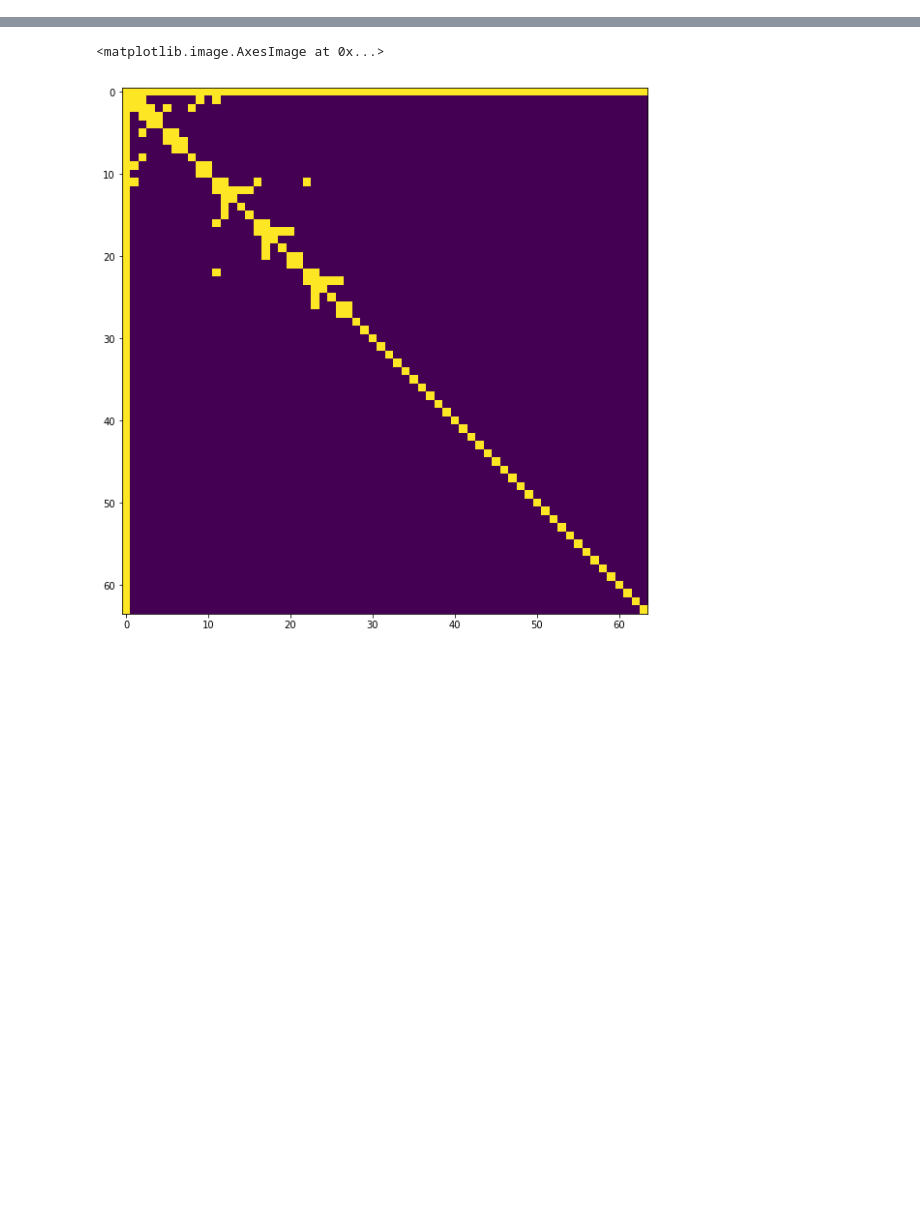
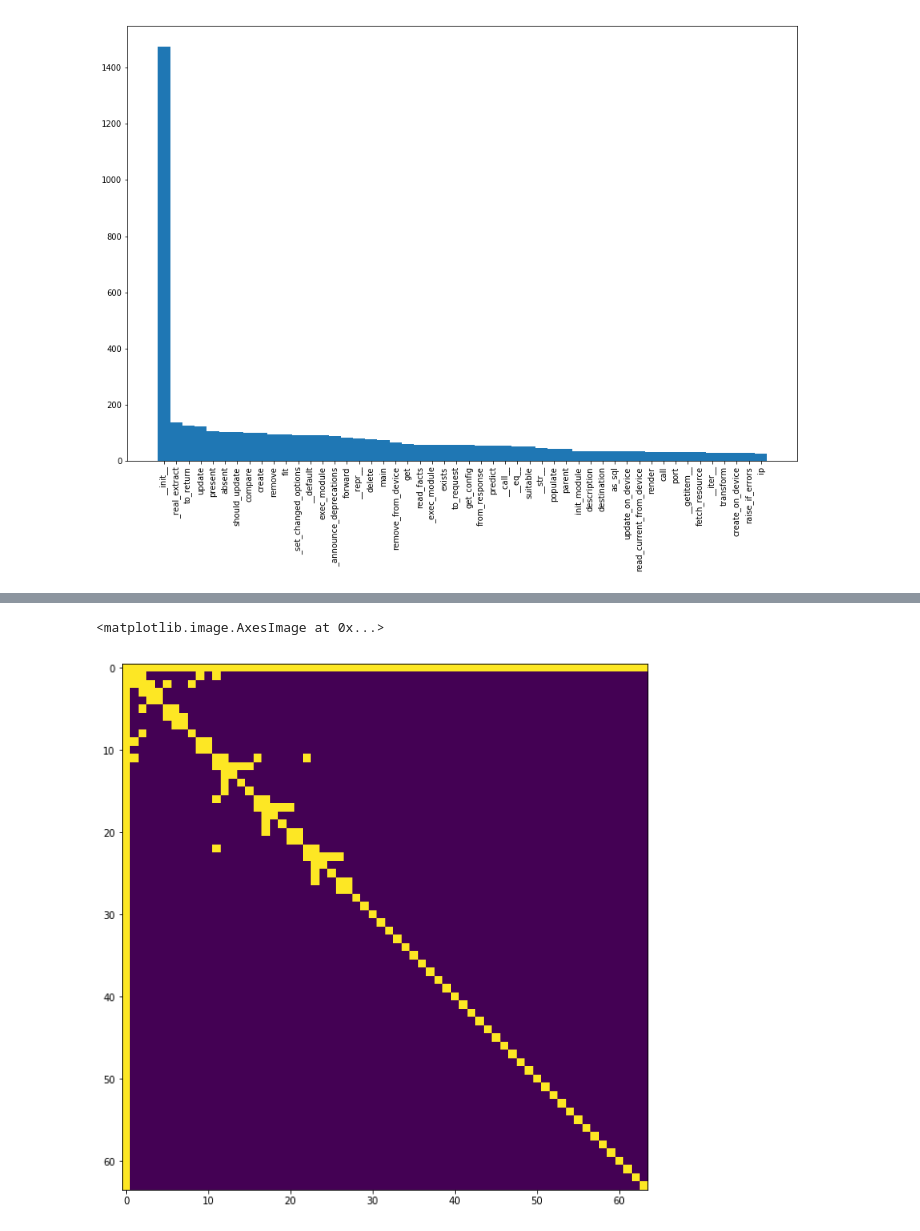
Before and after one commit to dtsbourg/BiFocalE, a Jupyter notebook: notebook/Inspect Predictions - Method Naming.ipynb, the cells around one changed output, grey strips where cells are left out. Saved outputs shown, nothing was run; the diff lists cells and outputs as text; code cells hidden in the pictures; blank space fills up the shorter version.

```diff
--- a/notebook/Inspect Predictions - Method Naming.ipynb
+++ b/notebook/Inspect Predictions - Method Naming.ipynb
@@ -141,0 +132,21 @@ plt.show()
+# %%
+l_dfs = [pd.read_csv(path+f+'_methodname_split_magret_label.txt', header=None) for f in fs]
+labels_train = []; labels_train_str =[]
+for l_df in l_dfs:
+    for idx, row in l_df.iterrows():
+        labels_train.append(vocab_label_df.index[vocab_label_df[0]==str(row[0])][0])
+        labels_train_str.append(row[0])
+# %%
+c = Counter(labels_train_str)
+
+plt.figure(figsize=(15,10))
+labels, values = zip(*c.most_common(50))
+
+indexes = np.arange(len(labels))
+width = 1
+
+plt.bar(indexes, values, width)
+plt.xticks(indexes, labels, rotation=90)
+plt.show()
+# %% [output]
+[figure, added]
```
Also changed, not shown: parts of 39 cells of this notebook.
